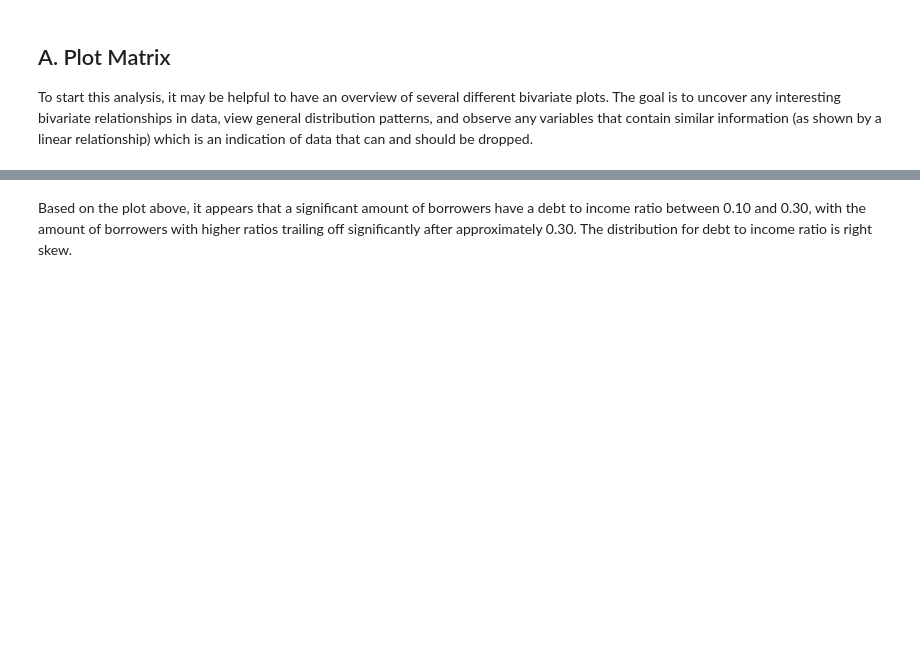
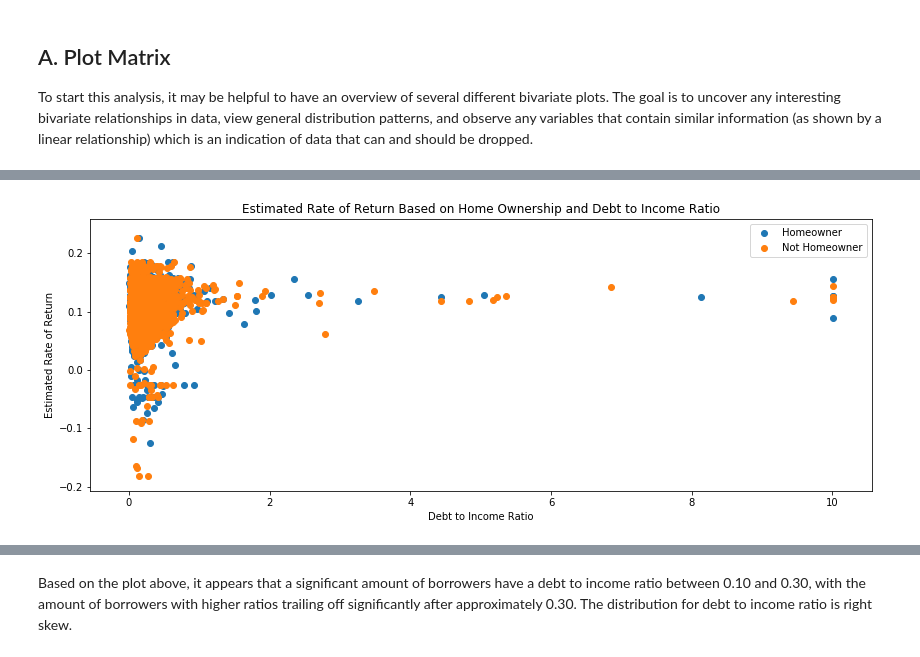
Before and after one commit to louisneira/Data_Visualization, a Jupyter notebook: Data_Visualization.ipynb, the cells around one changed output, grey strips where cells are left out. Cells and saved outputs as stored; diff of their text form; code cells hidden in the pictures; blank space fills up the shorter version.

```diff
--- a/Data_Visualization.ipynb
+++ b/Data_Visualization.ipynb
@@ -183,0 +194,18 @@ loan_data.drop(columns='BorrowerRate', inplace=True)
+# %%
+loan_data_home_owner = loan_data.copy()
+loan_data_home_owner = loan_data_home_owner[loan_data_home_owner['AmountDelinquent'] > 0]
+loan_data_home_owner = loan_data_home_owner[['AmountDelinquent', 'DebtToIncomeRatio', 'IsBorrowerHomeowner', 'EstimatedReturn']]
+# %%
+# YOUR CODE HERE
+plt.figure(figsize=(14,5))
+types = ['Homeowner', 'Not Homeowner']
+
+for truth in [True, False]:
+    plt.scatter(data = (loan_data_home_owner[loan_data_home_owner['IsBorrowerHomeowner'] == truth]), x='DebtToIncomeRatio', y='EstimatedReturn')
+
+plt.title('Estimated Rate of Return Based on Home Ownership and Debt to Income Ratio')
+plt.xlabel("Debt to Income Ratio")
+plt.ylabel("Estimated Rate of Return")
+plt.legend(types);
+# %% [output]
+[figure, added]
```
Also changed, not shown: parts of 138 cells of this notebook.
